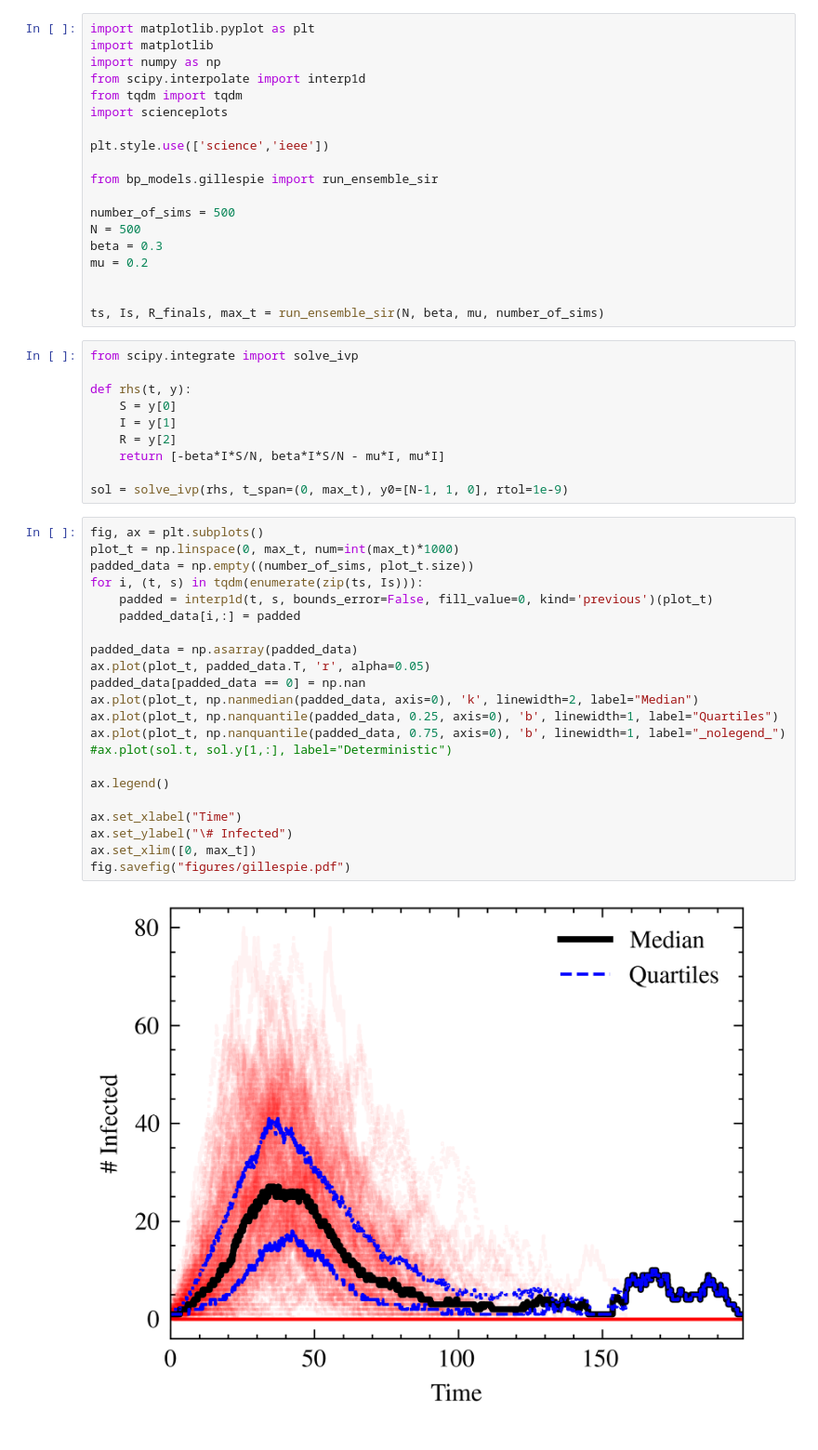
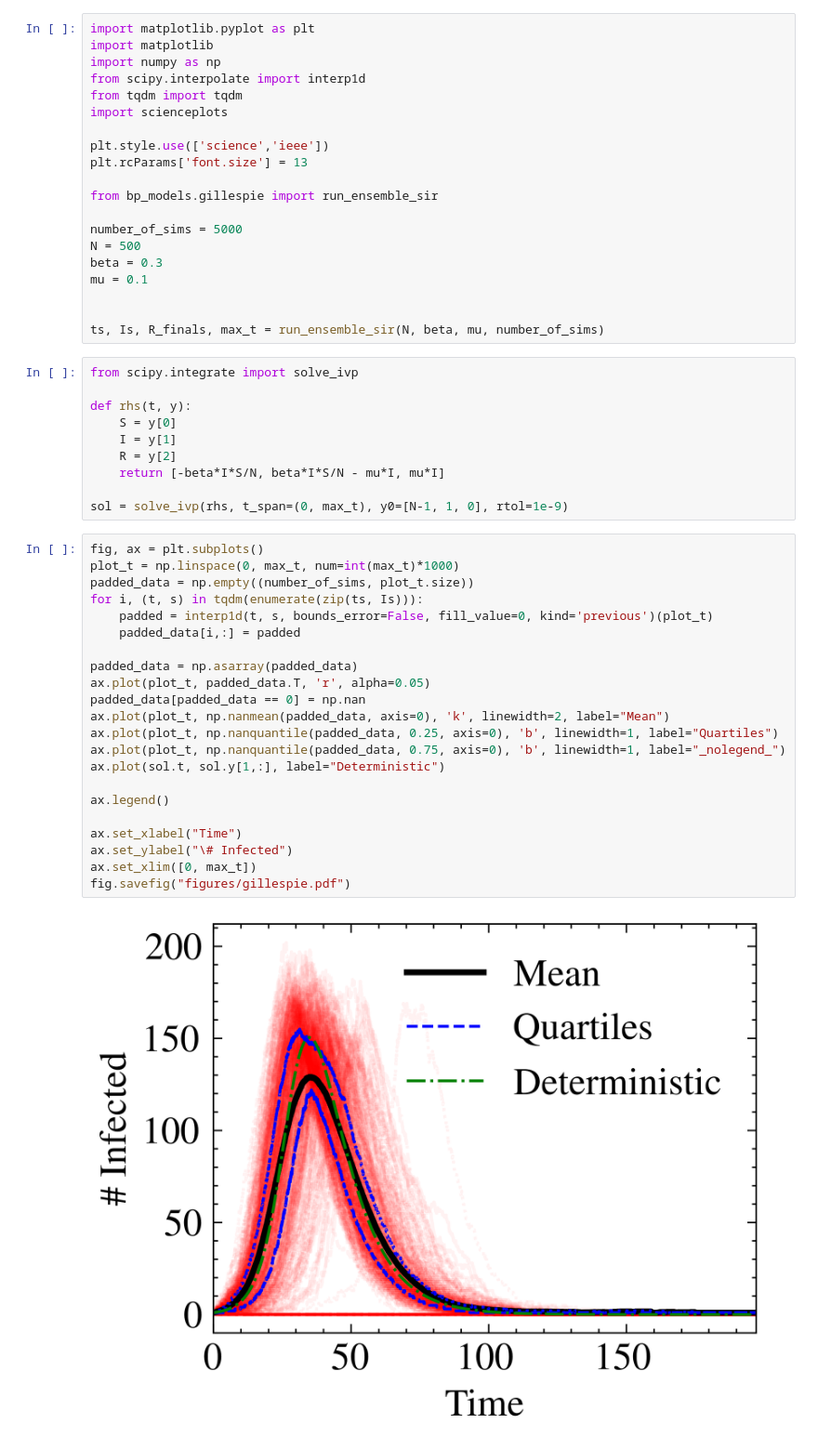
Before and after one commit to j-bowhay/Branching-Process-Models, a Jupyter notebook: notebooks/week2.ipynb, the cells around one changed output. Shown at 93% size. Saved outputs shown, nothing was run; the diff lists cells and outputs as text.

```diff
--- a/notebooks/week2.ipynb
+++ b/notebooks/week2.ipynb
@@ -15,13 +15,14 @@ from tqdm import tqdm
 import scienceplots
 
 plt.style.use(['science','ieee'])
+plt.rcParams['font.size'] = 13
 
 from bp_models.gillespie import run_ensemble_sir
 
-number_of_sims = 500
+number_of_sims = 5000
 N = 500
 beta = 0.3
-mu = 0.2
+mu = 0.1
 
 
 ts, Is, R_finals, max_t = run_ensemble_sir(N, beta, mu, number_of_sims)
@@ -38,24 +39,24 @@ sol = solve_ivp(rhs, t_span=(0, max_t), y0=[N-1, 1, 0], rtol=1e-9)
 # %%
 fig, ax = plt.subplots()
 plot_t = np.linspace(0, max_t, num=int(max_t)*1000)
 padded_data = np.empty((number_of_sims, plot_t.size))
 for i, (t, s) in tqdm(enumerate(zip(ts, Is))):
     padded = interp1d(t, s, bounds_error=False, fill_value=0, kind='previous')(plot_t)
     padded_data[i,:] = padded
 
 padded_data = np.asarray(padded_data)
 ax.plot(plot_t, padded_data.T, 'r', alpha=0.05)
 padded_data[padded_data == 0] = np.nan
-ax.plot(plot_t, np.nanmedian(padded_data, axis=0), 'k', linewidth=2, label="Median")
+ax.plot(plot_t, np.nanmean(padded_data, axis=0), 'k', linewidth=2, label="Mean")
 ax.plot(plot_t, np.nanquantile(padded_data, 0.25, axis=0), 'b', linewidth=1, label="Quartiles")
 ax.plot(plot_t, np.nanquantile(padded_data, 0.75, axis=0), 'b', linewidth=1, label="_nolegend_")
-#ax.plot(sol.t, sol.y[1,:], label="Deterministic")
+ax.plot(sol.t, sol.y[1,:], label="Deterministic")
 
 ax.legend()
 
 ax.set_xlabel("Time")
 ax.set_ylabel("\# Infected")
 ax.set_xlim([0, max_t])
 fig.savefig("figures/gillespie.pdf")
 # %% [output]
-[figure, old version]
+[figure, new version]
```
Also changed, not shown: parts of 1 cell of this notebook, 32 other files.
